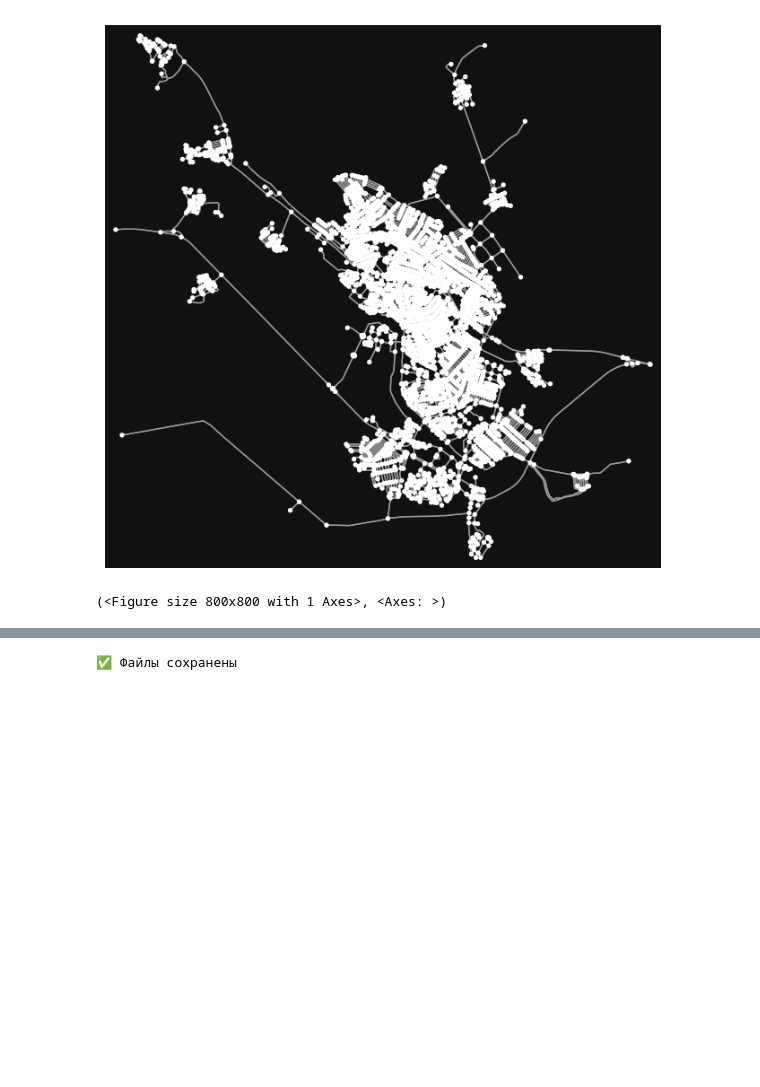
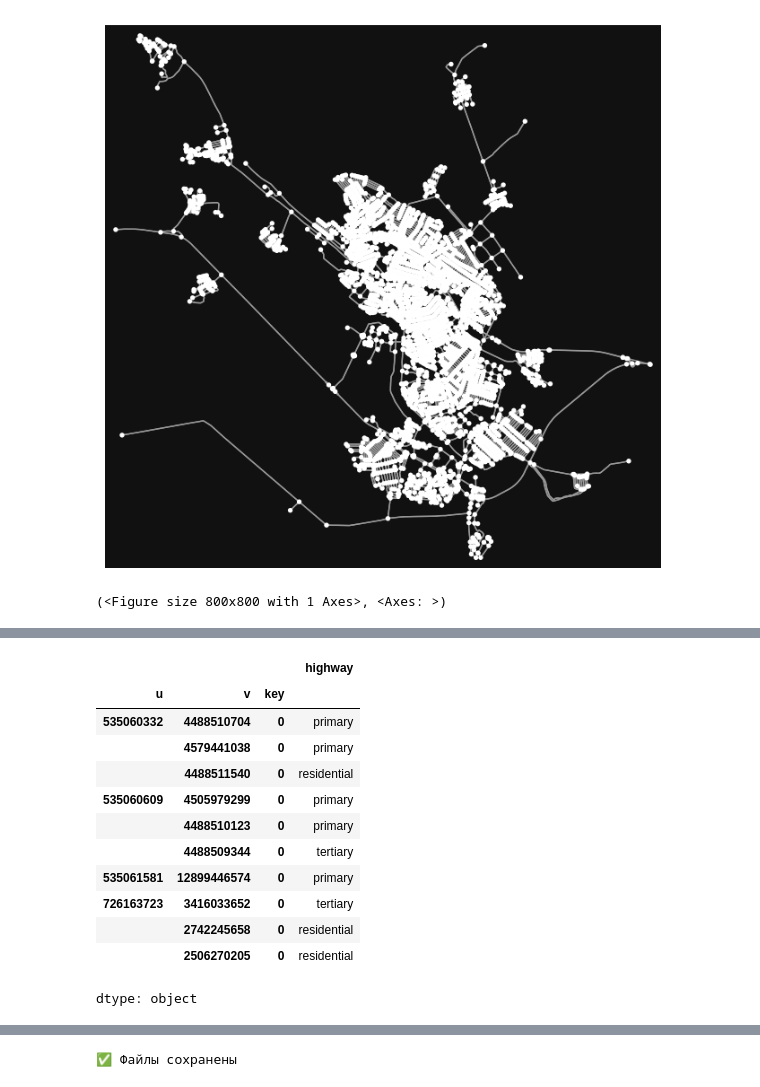
Before and after one commit to AdilzhanZh/machine-learning-project, a Jupyter notebook: code/Жадные_+_ML.ipynb, the cells around one changed output, grey strips where cells are left out. Drawn from its saved outputs; the diff is of its cells as text; code cells hidden in the pictures; blank space fills up the shorter version.

```diff
--- a/code/Жадные_+_ML.ipynb
+++ b/code/Жадные_+_ML.ipynb
@@ -48,0 +89,16 @@ edges.head()
+# %%
+edges_df['highway'].head(10)
+# %% [output]
+|  |  |  | highway |
+| u | v | key |  |
+| 535060332 | 4488510704 | 0 | primary |
+|  | 4579441038 | 0 | primary |
+|  | 4488511540 | 0 | residential |
+| 535060609 | 4505979299 | 0 | primary |
+|  | 4488510123 | 0 | primary |
+|  | 4488509344 | 0 | tertiary |
+| 535061581 | 12899446574 | 0 | primary |
+| 726163723 | 3416033652 | 0 | tertiary |
+|  | 2742245658 | 0 | residential |
+|  | 2506270205 | 0 | residential |
+dtype: object
```
Also changed, not shown: parts of 14 cells of this notebook.
